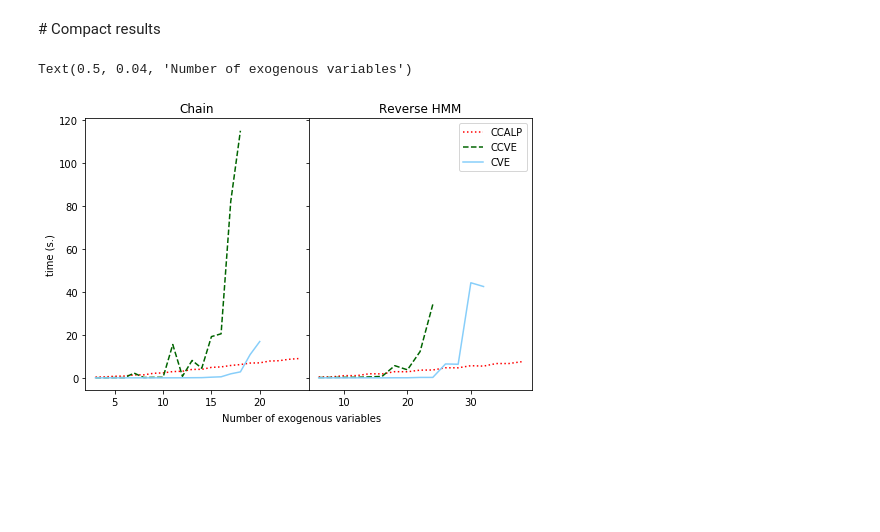
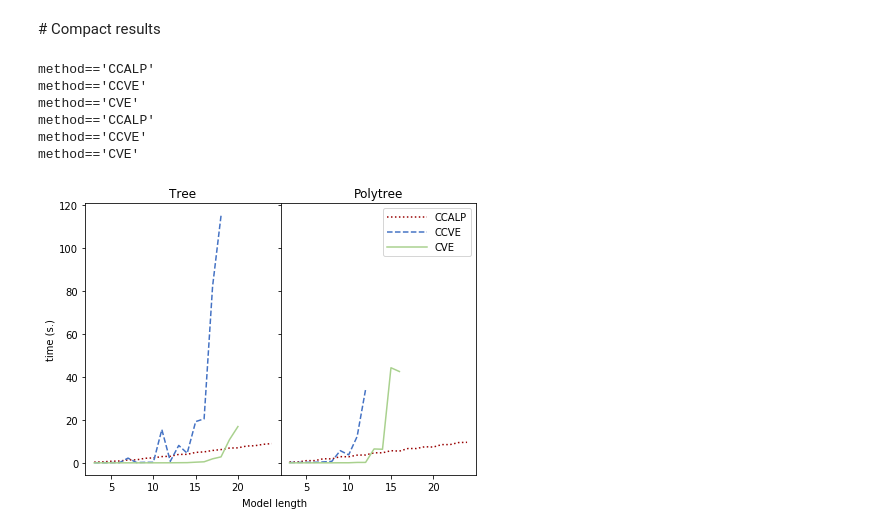
Before and after one commit to IDSIA/crema, a Jupyter notebook: CreMA/papers/pgm20/experiments/paper_results.ipynb, the cells around one changed output. Saved outputs shown, nothing was run; the diff lists cells and outputs as text; code cells hidden in the pictures; blank space fills up the shorter version.

Commit message:
graphics update

```diff
--- a/CreMA/papers/pgm20/experiments/paper_results.ipynb
+++ b/CreMA/papers/pgm20/experiments/paper_results.ipynb
@@ -59,7 +59,8 @@ hmmRes = {
 ### Results with the reverse HMM-like model
 rhmmRes = {
     "markovian_ev": f"{res_folder}/2020-05-19-06-47-18_rhmm_markovian_ev.csv",
-    "nonmarkovian_ev": f"{res_folder}/2020-05-19-01-12-33_rhmm_nonmarkovian_ev.csv",
+    #"nonmarkovian_ev": f"{res_folder}/2020-05-19-01-12-33_rhmm_nonmarkovian_ev.csv",
+    "nonmarkovian_ev": f"{res_folder}/2020-05-22-13-25-24_rhmm_nonmarkovian_ev.csv",
     "nonmarkovian_prec": f"{res_folder}/2020-05-19-07-54-33_rhmm_nonmarkovian_prec.csv"
 
 }
@@ -179,15 +198,15 @@ tikzplotlib.save(f"{img_folder}/rmse_results.tex")
 # Compact results
 # %%
 res_ = {
-    "Chain":binResExo6,
-    "Reverse HMM":rhmmRes
+    "Tree":binResExo6,
+    "Polytree":rhmmRes
 }
 # %%
 from pylab import rcParams
 #rcParams['axes.xmargin'] = 0.05
 rcParams['axes.ymargin'] = 0.05
 
-fig, axs = plt.subplots(1, len(list(res_)), figsize=(8,5), sharey=True)
+fig, axs = plt.subplots(1, len(list(res_)), figsize=(7,5), sharey=True)
 
 plot_func = plot_time
 ylabel = "time (s.)"
@@ -207,42 +226,59 @@ for k,v in res_.items():
 
     i = list(res_).index(k)
 
-    T = [duplicate_N] if "HMM" in k else []
+    T = []
+
+    #T = [duplicate_N] if "HMM" in k else []
 
     T.append(to_seconds)
 
 
     data = pd.read_csv(v["nonmarkovian_ev"])
 
     plot_func(data,
           ax=axs[i],
           transformation=T,
           title=f"{k}",
           xlabel=" ", ylabel=" ", legend=False)
 
 
 
     #axs[i].get_lines()[0].set_color("black")
-    colors = ["red","darkgreen", "lightskyblue"]
+
+    blue = "#4472C4"
+    red = "#980000"
+    green = "#A9D18E"
+
+    colors = [red, blue, green]
     style = ["dotted", "dashed", "solid"]
     marker = ["","",""]
-    #solid' | 'dashed', 'dashdot', 'dotted'
+
     for k in range(0,3):
         axs[i].get_lines()[k].set_marker(marker[k])
         axs[i].get_lines()[k].set_linestyle(style[k])
         axs[i].get_lines()[k].set_color(colors[k])
 
 
+plt.subplots_adjust(wspace=0, hspace=0)
 
 
-plt.subplots_adjust(wspace=0, hspace=0)
+# change y axis
+axs[1].set_xlim(axs[0].get_xlim())
 axs[0].xaxis.get_major_ticks()[-2].set_visible(False)
+axs[1].xaxis.get_major_ticks()[-2].set_visible(False)
+
 
 axs[0].set_ylabel(ylabel)
-#axs[1].legend(bbox_to_anchor=(0.2,1.0), framealpha=1)
-axs[1].legend()
+axs[1].legend(handlelength=4)
 
-fig.text(0.5, 0.04, 'Number of exogenous variables', ha='center')
+fig.text(0.5, 0.04, 'Model length', ha='center')
+
+tikzplotlib.save(f"{img_folder}/time_results.tex")
 # %% [output]
-Text(0.5, 0.04, 'Number of exogenous variables')
+method=='CCALP'
+method=='CCVE'
+method=='CVE'
+method=='CCALP'
+method=='CCVE'
+method=='CVE'
-[figure, old version]
+[figure, new version]
```
Also changed, not shown: parts of 3 cells of this notebook, 10 other files.
